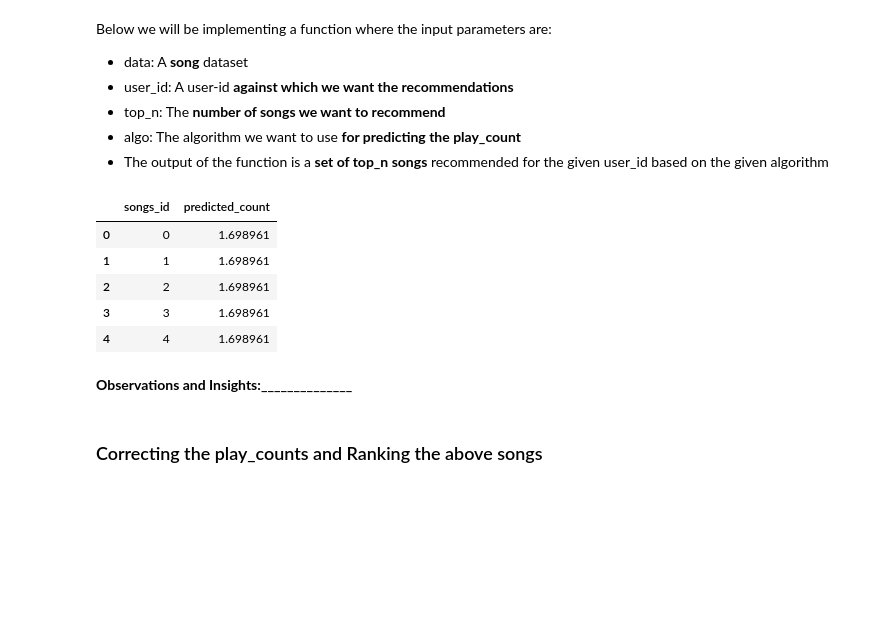
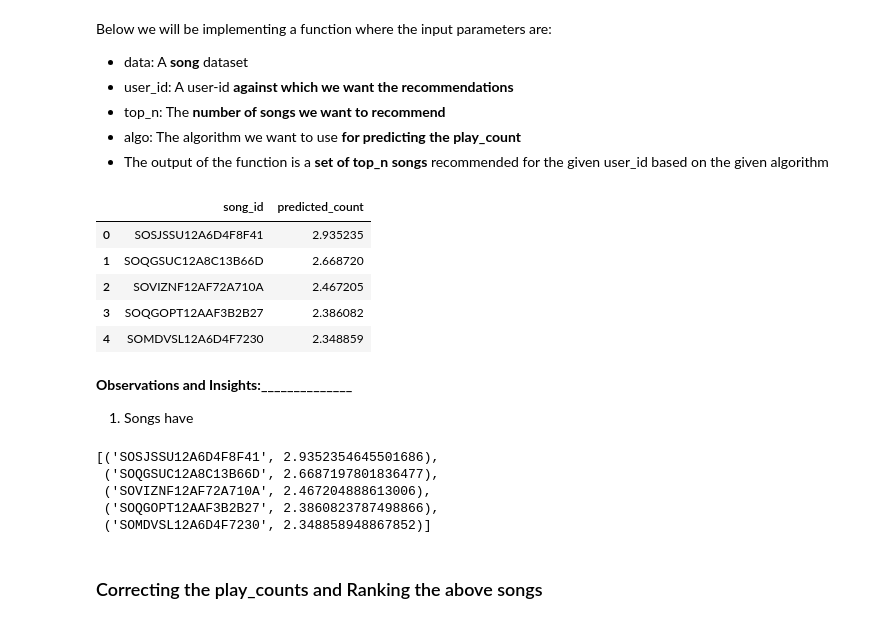
Before and after one commit to ravi0dubey/Music_Recommendation_System, a Jupyter notebook: Music_Recommendation_System_Full_Code.ipynb, the cells around one changed output. Cells and saved outputs as stored; diff of their text form; code cells hidden in the pictures; blank space fills up the shorter version.

```diff
--- a/Music_Recommendation_System_Full_Code.ipynb
+++ b/Music_Recommendation_System_Full_Code.ipynb
@@ -834,10 +899,10 @@ print(gs.best_params['rmse'])
 # Train the best model found in above gridsearch
 
 # Using the optimal similarity measure for user-user based collaborative filtering
-sim_options = {'name': 'cosine','user_based': True}
+sim_options = {'name': 'msd','user_based': True}
 
 # Creating an instance of KNNBasic with optimal hyperparameter values
-sim_user_user_optimized = KNNBasic(sim_options = sim_options, k = 50, min_k = 6, random_state = 1, verbose = False)
+sim_user_user_optimized = KNNBasic(sim_options = sim_options, k = 50, min_k = 9, random_state = 1, verbose = False)
 
 # Training the algorithm on the trainset
 sim_user_user_optimized.fit(trainset)
@@ -916,39 +981,30 @@ def get_recommendations(data, user_id, top_n, algo):
   recommendations.sort(key = lambda x: x[1], reverse = True)
 
   return  recommendations[:top_n]# Returing top n highest predicted playcount songs for this user
-# %%
-def get_recommendations(data, user_id, top_n, algo):
-    # Creating an empty list to store the recommended songs ids
-    recommendations = []
-
-    # Getting all unique song ids
-    song_ids = list(algo.trainset.all_items())
-
-    # Extracting those songs ids which the user_id has not visited yet
-    for song_id in song_ids:
-        if not algo.trainset.ur[user_id]:  # Check if the user has interacted with any item
-            est = algo.predict(user_id, song_id).est
-            recommendations.append((song_id, est))
-
-    # Sorting the predicted ratings in descending order
-    recommendations.sort(key=lambda x: x[1], reverse=True)
-
-    return recommendations[:top_n]
 # %%
 # Make top 5 recommendations for any user_id with a similarity-based recommendation engine
-recommendations = get_recommendations(data, '17aa9f6dbdf753831da8f38c71b66b64373de613',1, sim_user_user_optimized)
+recommendations = get_recommendations(df_final,'17aa9f6dbdf753831da8f38c71b66b64373de613',5,sim_user_user_optimized)
 # %%
 # Building the dataframe for above recommendations with columns "song_id" and "predicted_count"
-pd.DataFrame(recommendations, columns = ['songs_id', 'predicted_count'])
+pd.DataFrame(recommendations, columns = ['song_id', 'predicted_count'])
 # %% [output]
-|  | songs_id | predicted_count |
-| 0 | 0 | 1.698961 |
-| 1 | 1 | 1.698961 |
-| 2 | 2 | 1.698961 |
-| 3 | 3 | 1.698961 |
-| 4 | 4 | 1.698961 |
+|  | song_id | predicted_count |
+| 0 | SOSJSSU12A6D4F8F41 | 2.935235 |
+| 1 | SOQGSUC12A8C13B66D | 2.668720 |
+| 2 | SOVIZNF12AF72A710A | 2.467205 |
+| 3 | SOQGOPT12AAF3B2B27 | 2.386082 |
+| 4 | SOMDVSL12A6D4F7230 | 2.348859 |
 # %% [markdown]
 **Observations and Insights:______________**
+1. Songs have
+# %%
+recommendations
+# %% [output]
+[('SOSJSSU12A6D4F8F41', 2.9352354645501686),
+ ('SOQGSUC12A8C13B66D', 2.6687197801836477),
+ ('SOVIZNF12AF72A710A', 2.467204888613006),
+ ('SOQGOPT12AAF3B2B27', 2.3860823787498866),
+ ('SOMDVSL12A6D4F7230', 2.348858948867852)]
 # %% [markdown]
 ### Correcting the play_counts and Ranking the above songs
 # %%
```
Also changed, not shown: parts of 62 cells of this notebook.
